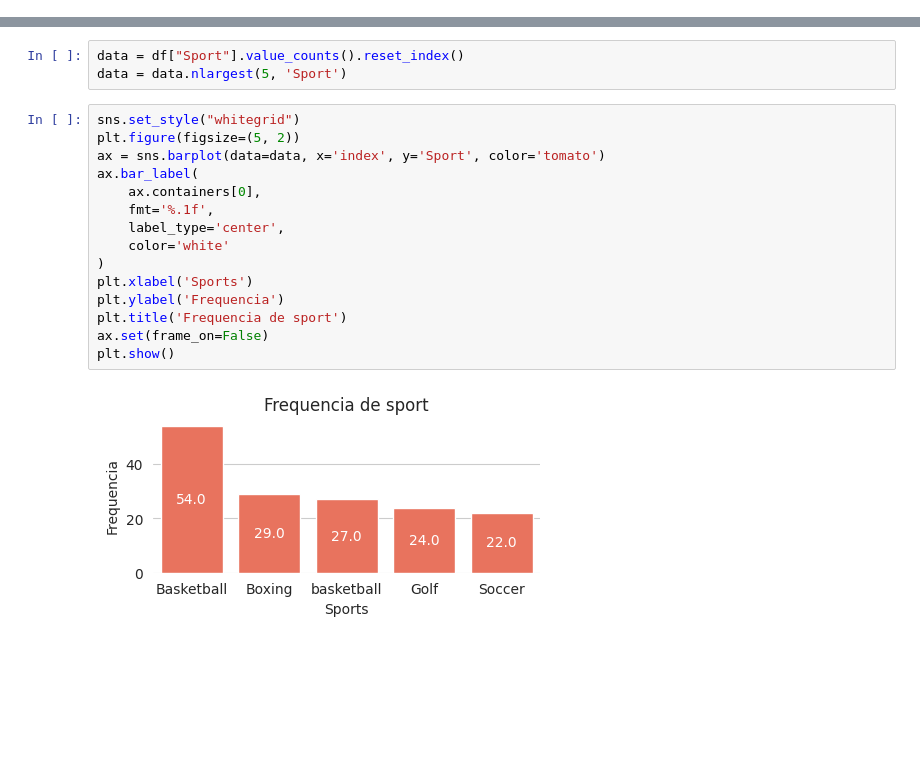
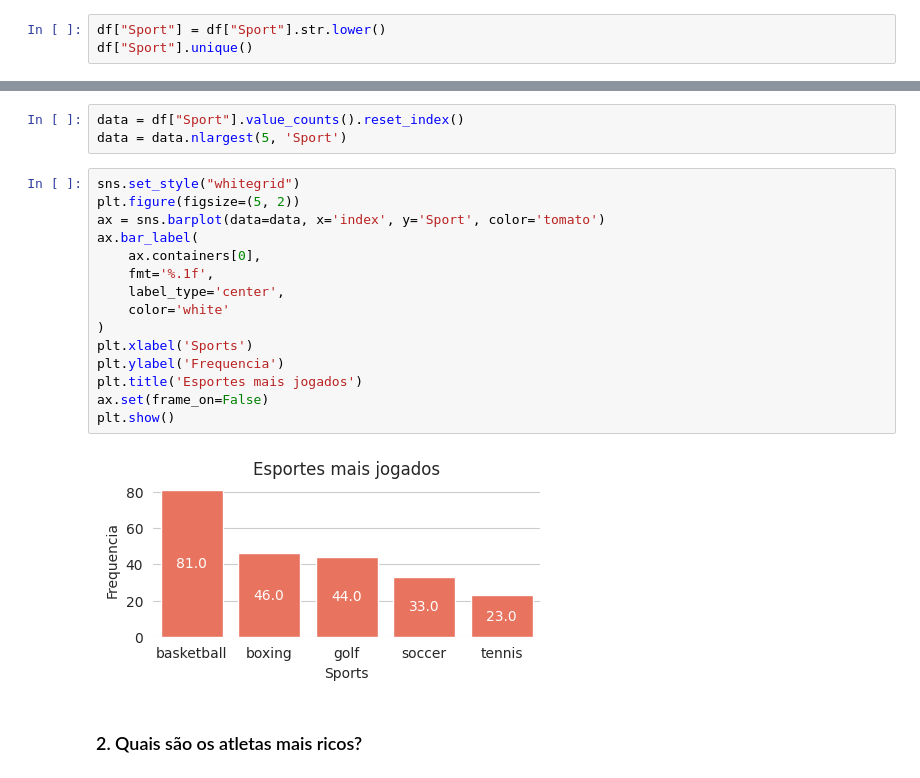
Before and after one commit to stefaneadna/atlantico-bootcamp-cd, a Jupyter notebook: notebooks/atividade-05/analise-exploratoria-de-dados.ipynb, the cells around one changed output, grey strips where cells are left out. Drawn from its saved outputs; the diff is of its cells as text; blank space fills up the shorter version.

```diff
--- a/notebooks/atividade-05/analise-exploratoria-de-dados.ipynb
+++ b/notebooks/atividade-05/analise-exploratoria-de-dados.ipynb
@@ -41,0 +106,3 @@ array(['boxing', 'auto racing', 'golf', 'basketball', 'Basketball',
+# %%
+df["Sport"] = df["Sport"].str.lower()
+df["Sport"].unique()
@@ -67,17 +140,19 @@ data = data.nlargest(5, 'Sport')
 # %%
 sns.set_style("whitegrid")
 plt.figure(figsize=(5, 2))
 ax = sns.barplot(data=data, x='index', y='Sport', color='tomato')
 ax.bar_label(
     ax.containers[0],
     fmt='%.1f',
     label_type='center',
     color='white'
 )
 plt.xlabel('Sports')
 plt.ylabel('Frequencia')
-plt.title('Frequencia de sport')
+plt.title('Esportes mais jogados')
 ax.set(frame_on=False)
 plt.show()
 # %% [output]
-[figure, old version]
+[figure, new version]
+# %% [markdown]
+### 2. Quais são os atletas mais ricos?
```
Also changed, not shown: parts of 33 cells of this notebook.
